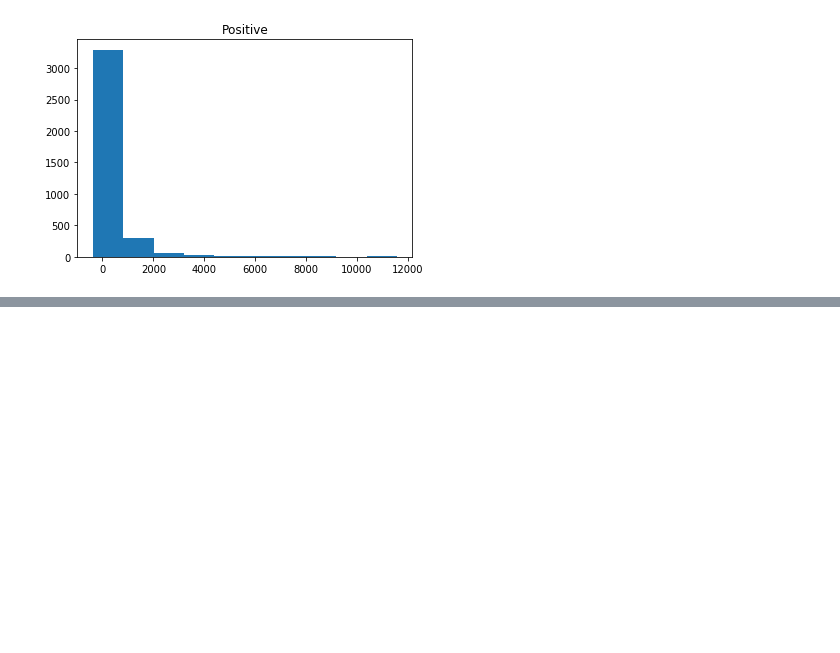
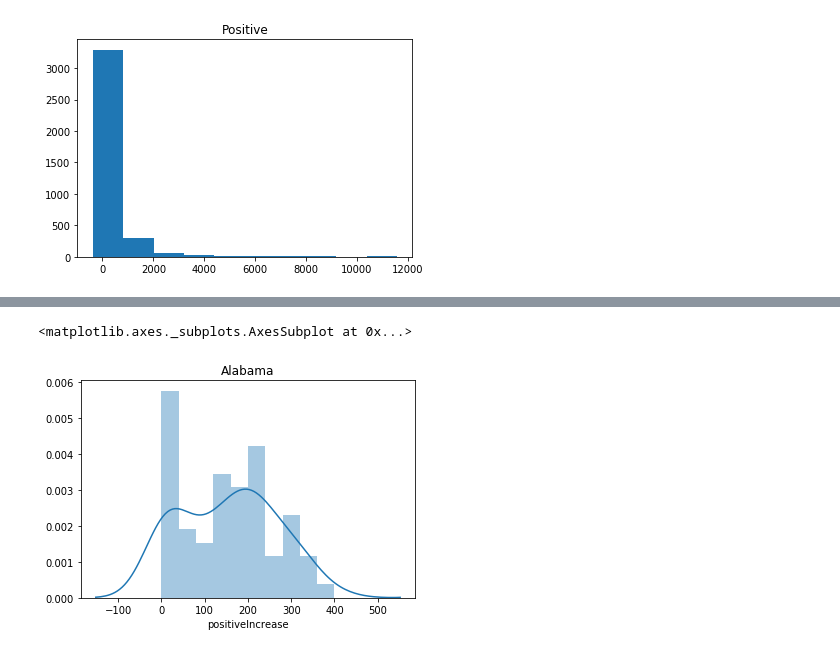
Before and after one commit to biborsz/COVID-social-distancing-sentiment-analysis, a Jupyter notebook: codes-ederlyn/EDA on covid-daily.ipynb, the cells around one changed output, grey strips where cells are left out. Drawn from its saved outputs; the diff is of its cells as text; code cells hidden in the pictures; blank space fills up the shorter version.

```diff
--- a/codes-ederlyn/EDA on covid-daily.ipynb
+++ b/codes-ederlyn/EDA on covid-daily.ipynb
@@ -132,0 +180,8 @@ plt.title('Positive');
+# %%
+plt.title('Alabama')
+sns.distplot(daily[daily['state'] == 'AL']['positiveIncrease'],
+             bins = 10,
+             kde = True)
+# %% [output]
+<matplotlib.axes._subplots.AxesSubplot at 0x...>
+[figure, added]
```
Also changed, not shown: parts of 33 cells of this notebook.
